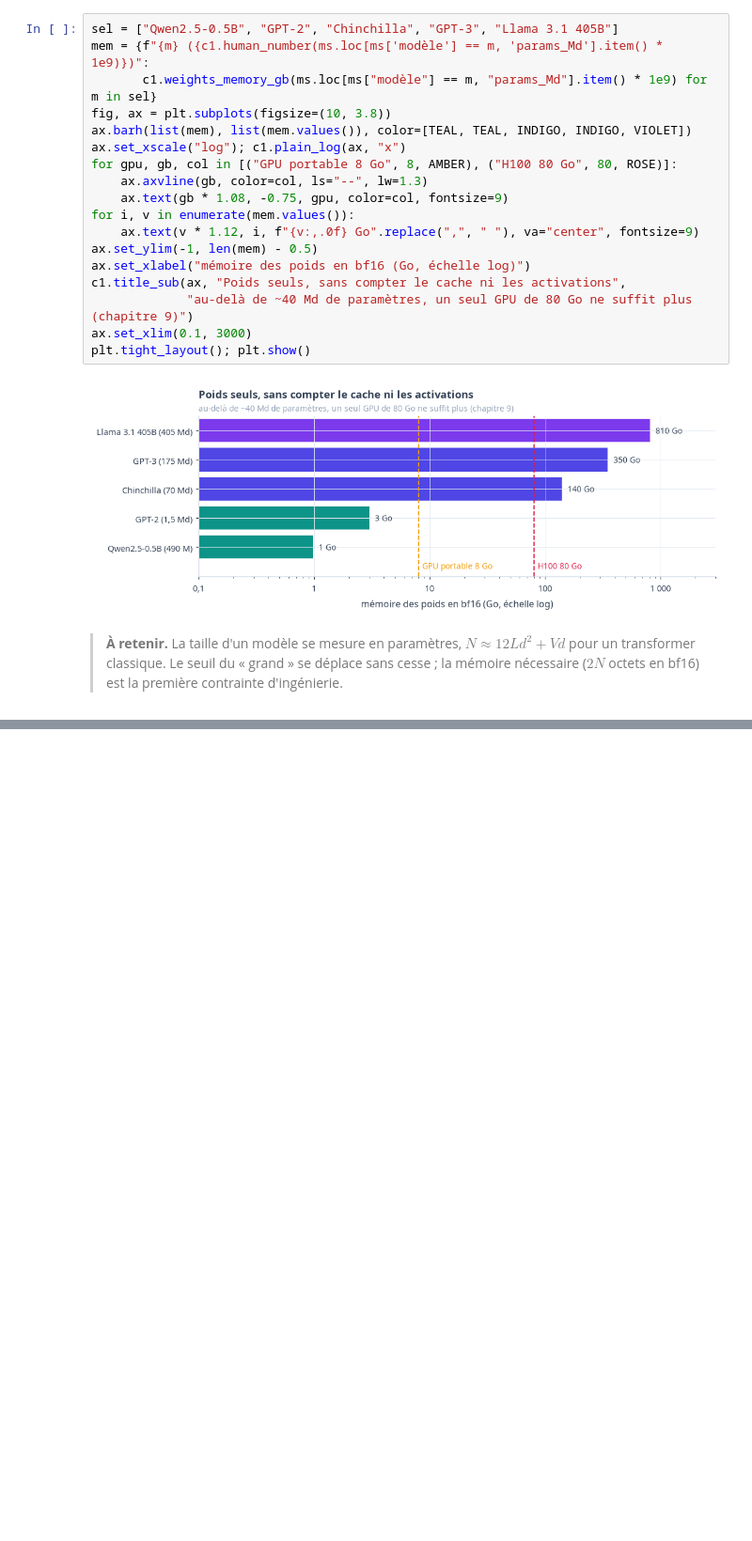
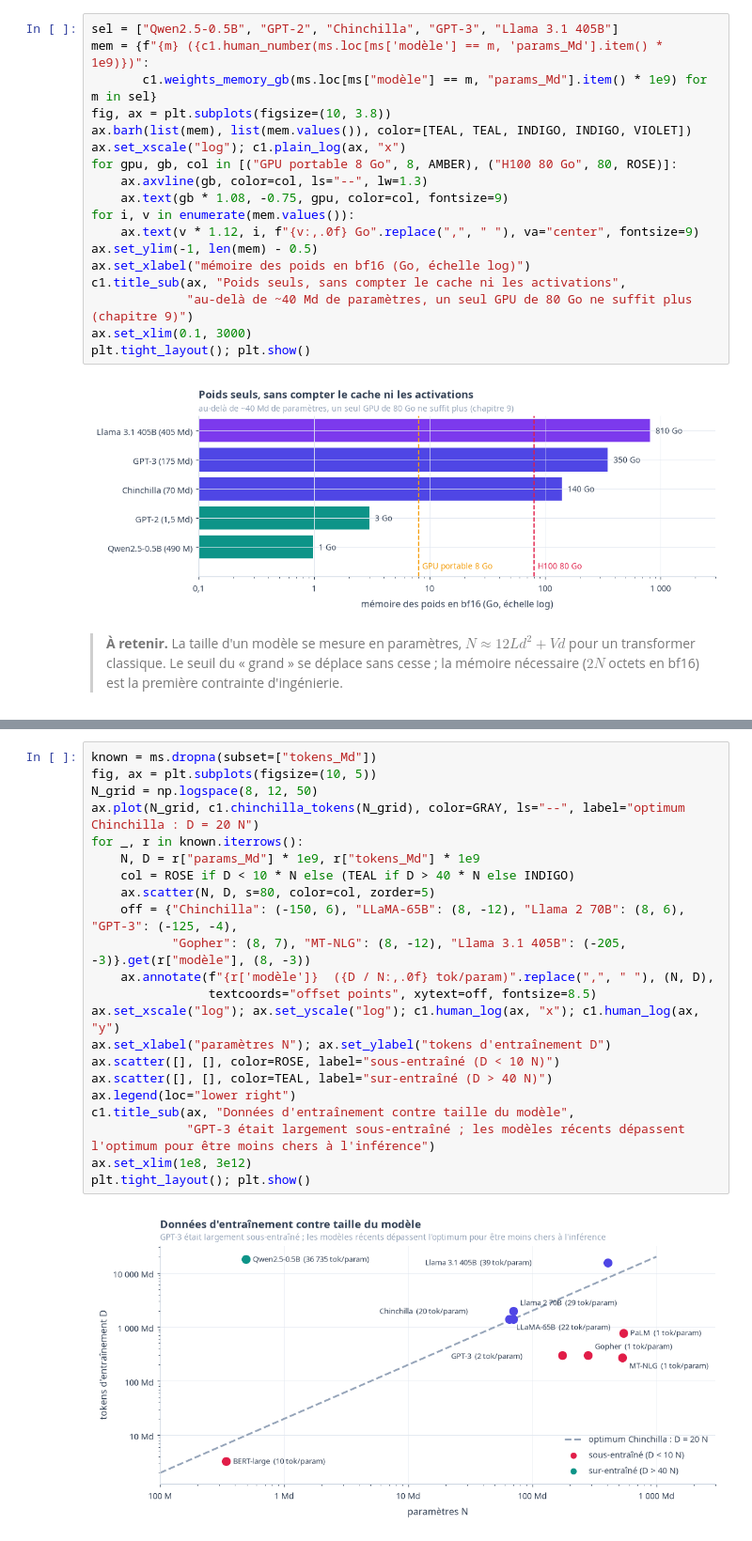
Before and after one commit to gwils28/AI_Engineering__ByTheBook, a Jupyter notebook: notebooks/ch01_introduction_ai_engineering/ch01_cours_2_autosupervision_echelle_fondation.ipynb, the cells around one changed output, grey strips where cells are left out. Shown at 94% size. Cells and saved outputs as stored; diff of their text form; blank space fills up the shorter version.

Commit message:
Cours ch01 : Pourquoi les gros modèles ont besoin de plus de données ; Des LLM aux modèles de fondation : la multimodalité (+4)

```diff
--- a/notebooks/ch01_introduction_ai_engineering/ch01_cours_2_autosupervision_echelle_fondation.ipynb
+++ b/notebooks/ch01_introduction_ai_engineering/ch01_cours_2_autosupervision_echelle_fondation.ipynb
@@ -305,0 +319,24 @@ plt.tight_layout(); plt.show()
+# %%
+known = ms.dropna(subset=["tokens_Md"])
+fig, ax = plt.subplots(figsize=(10, 5))
+N_grid = np.logspace(8, 12, 50)
+ax.plot(N_grid, c1.chinchilla_tokens(N_grid), color=GRAY, ls="--", label="optimum Chinchilla : D = 20 N")
+for _, r in known.iterrows():
+    N, D = r["params_Md"] * 1e9, r["tokens_Md"] * 1e9
+    col = ROSE if D < 10 * N else (TEAL if D > 40 * N else INDIGO)
+    ax.scatter(N, D, s=80, color=col, zorder=5)
+    off = {"Chinchilla": (-150, 6), "LLaMA-65B": (8, -12), "Llama 2 70B": (8, 6), "GPT-3": (-125, -4),
+           "Gopher": (8, 7), "MT-NLG": (8, -12), "Llama 3.1 405B": (-205, -3)}.get(r["modèle"], (8, -3))
+    ax.annotate(f"{r['modèle']}  ({D / N:,.0f} tok/param)".replace(",", " "), (N, D),
+                textcoords="offset points", xytext=off, fontsize=8.5)
+ax.set_xscale("log"); ax.set_yscale("log"); c1.human_log(ax, "x"); c1.human_log(ax, "y")
+ax.set_xlabel("paramètres N"); ax.set_ylabel("tokens d'entraînement D")
+ax.scatter([], [], color=ROSE, label="sous-entraîné (D < 10 N)")
+ax.scatter([], [], color=TEAL, label="sur-entraîné (D > 40 N)")
+ax.legend(loc="lower right")
+c1.title_sub(ax, "Données d'entraînement contre taille du modèle",
+             "GPT-3 était largement sous-entraîné ; les modèles récents dépassent l'optimum pour être moins chers à l'inférence")
+ax.set_xlim(1e8, 3e12)
+plt.tight_layout(); plt.show()
+# %% [output]
+[figure, added]
```
Also changed, not shown: parts of 29 cells of this notebook.
